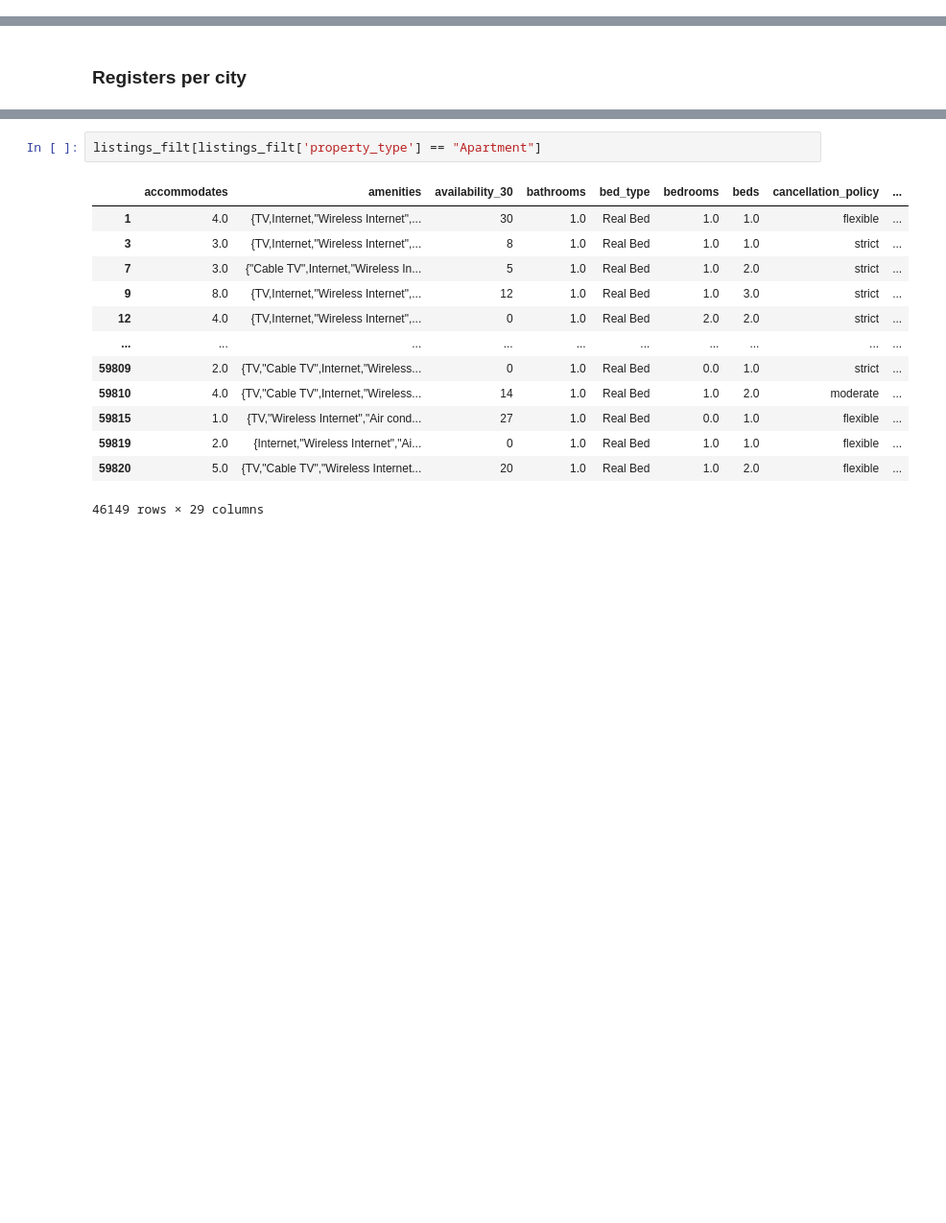
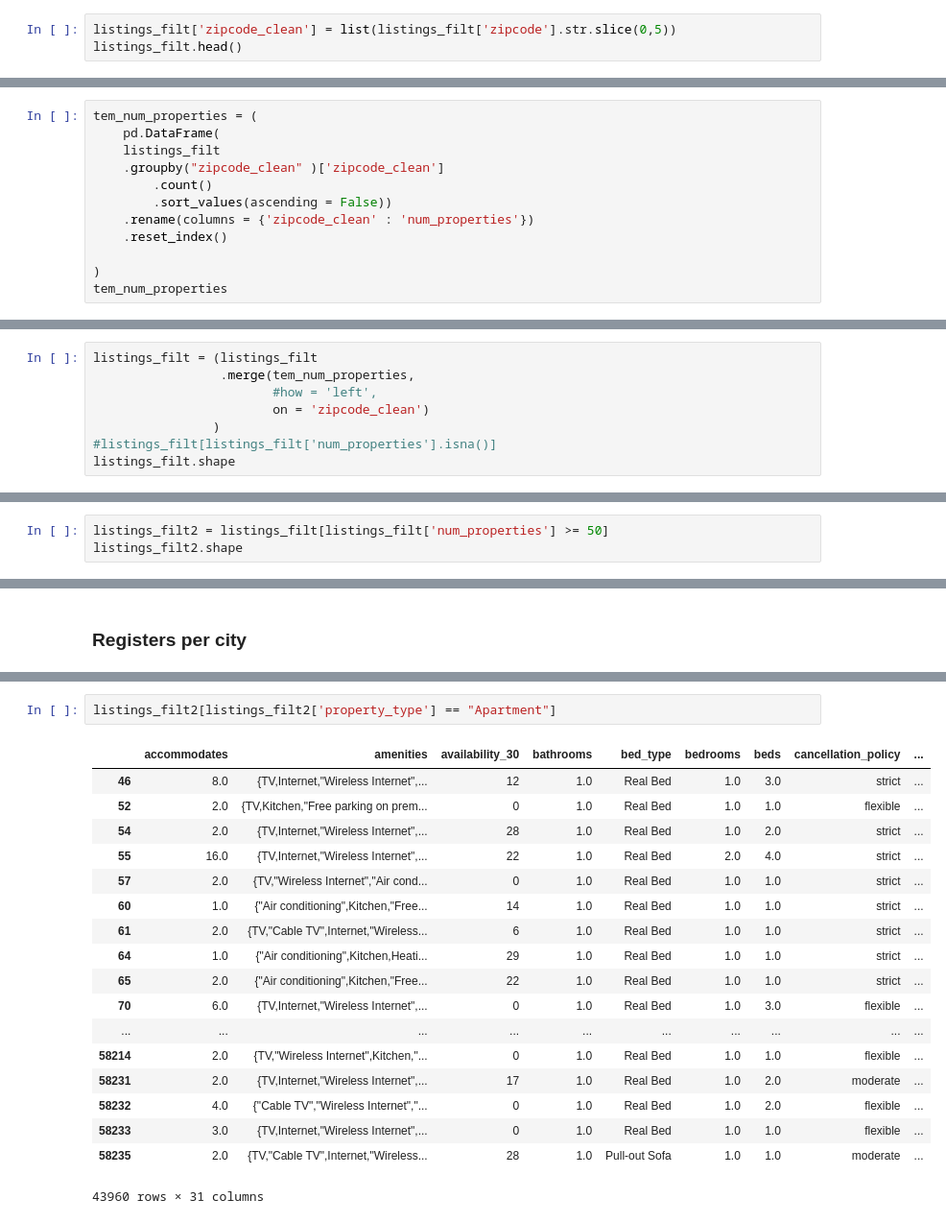
Before and after one commit to pedropvillegase-zz/ds4a4_team13, a Jupyter notebook: 01_listings_zipcode_analysis.ipynb, the cells around one changed output, grey strips where cells are left out. Shown at 96% size. Drawn from its saved outputs; the diff is of its cells as text; blank space fills up the shorter version.

```diff
--- a/01_listings_zipcode_analysis.ipynb
+++ b/01_listings_zipcode_analysis.ipynb
@@ -119,0 +156,3 @@ plt.show()
+# %%
+listings_filt['zipcode_clean'] = list(listings_filt['zipcode'].str.slice(0,5))
+listings_filt.head()
@@ -119,0 +171,12 @@ plt.show()
+# %%
+tem_num_properties = (
+    pd.DataFrame(
+    listings_filt
+    .groupby("zipcode_clean" )['zipcode_clean']
+        .count()
+        .sort_values(ascending = False))
+    .rename(columns = {'zipcode_clean' : 'num_properties'})
+    .reset_index()
+
+)
+tem_num_properties
@@ -119,0 +215,8 @@ plt.show()
+# %%
+listings_filt = (listings_filt
+                 .merge(tem_num_properties,
+                        #how = 'left',
+                        on = 'zipcode_clean')
+                )
+#listings_filt[listings_filt['num_properties'].isna()]
+listings_filt.shape
@@ -119,0 +234,3 @@ plt.show()
+# %%
+listings_filt2 = listings_filt[listings_filt['num_properties'] >= 50]
+listings_filt2.shape
@@ -185,18 +327,23 @@ plt.show()
 # %%
-listings_filt[listings_filt['property_type'] == "Apartment"]
+listings_filt2[listings_filt2['property_type'] == "Apartment"]
 # %% [output]
 |  | accommodates | amenities | availability_30 | bathrooms | bed_type | bedrooms | beds | cancellation_policy | ... |
-| 1 | 4.0 | {TV,Internet,"Wireless Internet",... | 30 | 1.0 | Real Bed | 1.0 | 1.0 | flexible | ... |
-| 3 | 3.0 | {TV,Internet,"Wireless Internet",... | 8 | 1.0 | Real Bed | 1.0 | 1.0 | strict | ... |
-| 7 | 3.0 | {"Cable TV",Internet,"Wireless In... | 5 | 1.0 | Real Bed | 1.0 | 2.0 | strict | ... |
-| 9 | 8.0 | {TV,Internet,"Wireless Internet",... | 12 | 1.0 | Real Bed | 1.0 | 3.0 | strict | ... |
-| 12 | 4.0 | {TV,Internet,"Wireless Internet",... | 0 | 1.0 | Real Bed | 2.0 | 2.0 | strict | ... |
+| 46 | 8.0 | {TV,Internet,"Wireless Internet",... | 12 | 1.0 | Real Bed | 1.0 | 3.0 | strict | ... |
+| 52 | 2.0 | {TV,Kitchen,"Free parking on prem... | 0 | 1.0 | Real Bed | 1.0 | 1.0 | flexible | ... |
+| 54 | 2.0 | {TV,Internet,"Wireless Internet",... | 28 | 1.0 | Real Bed | 1.0 | 2.0 | strict | ... |
+| 55 | 16.0 | {TV,Internet,"Wireless Internet",... | 22 | 1.0 | Real Bed | 2.0 | 4.0 | strict | ... |
+| 57 | 2.0 | {TV,"Wireless Internet","Air cond... | 0 | 1.0 | Real Bed | 1.0 | 1.0 | strict | ... |
+| 60 | 1.0 | {"Air conditioning",Kitchen,"Free... | 14 | 1.0 | Real Bed | 1.0 | 1.0 | strict | ... |
+| 61 | 2.0 | {TV,"Cable TV",Internet,"Wireless... | 6 | 1.0 | Real Bed | 1.0 | 1.0 | strict | ... |
+| 64 | 1.0 | {"Air conditioning",Kitchen,Heati... | 29 | 1.0 | Real Bed | 1.0 | 1.0 | strict | ... |
+| 65 | 2.0 | {"Air conditioning",Kitchen,"Free... | 22 | 1.0 | Real Bed | 1.0 | 1.0 | strict | ... |
+| 70 | 6.0 | {TV,Internet,"Wireless Internet",... | 0 | 1.0 | Real Bed | 1.0 | 3.0 | flexible | ... |
 | ... | ... | ... | ... | ... | ... | ... | ... | ... | ... |
-| 59809 | 2.0 | {TV,"Cable TV",Internet,"Wireless... | 0 | 1.0 | Real Bed | 0.0 | 1.0 | strict | ... |
-| 59810 | 4.0 | {TV,"Cable TV",Internet,"Wireless... | 14 | 1.0 | Real Bed | 1.0 | 2.0 | moderate | ... |
-| 59815 | 1.0 | {TV,"Wireless Internet","Air cond... | 27 | 1.0 | Real Bed | 0.0 | 1.0 | flexible | ... |
-| 59819 | 2.0 | {Internet,"Wireless Internet","Ai... | 0 | 1.0 | Real Bed | 1.0 | 1.0 | flexible | ... |
-| 59820 | 5.0 | {TV,"Cable TV","Wireless Internet... | 20 | 1.0 | Real Bed | 1.0 | 2.0 | flexible | ... |
+| 58214 | 2.0 | {TV,"Wireless Internet",Kitchen,"... | 0 | 1.0 | Real Bed | 1.0 | 1.0 | flexible | ... |
+| 58231 | 2.0 | {TV,Internet,"Wireless Internet",... | 17 | 1.0 | Real Bed | 1.0 | 2.0 | moderate | ... |
+| 58232 | 4.0 | {"Cable TV","Wireless Internet","... | 0 | 1.0 | Real Bed | 1.0 | 2.0 | flexible | ... |
+| 58233 | 3.0 | {TV,Internet,"Wireless Internet",... | 0 | 1.0 | Real Bed | 1.0 | 1.0 | flexible | ... |
+| 58235 | 2.0 | {TV,"Cable TV",Internet,"Wireless... | 28 | 1.0 | Pull-out Sofa | 1.0 | 1.0 | moderate | ... |
-46149 rows × 29 columns
+43960 rows × 31 columns
 # %%
 #listings.groupby(["property_type", "zipcode"])["price"].describe().sort_values(by="std")
```
Also changed, not shown: parts of 22 cells of this notebook.
